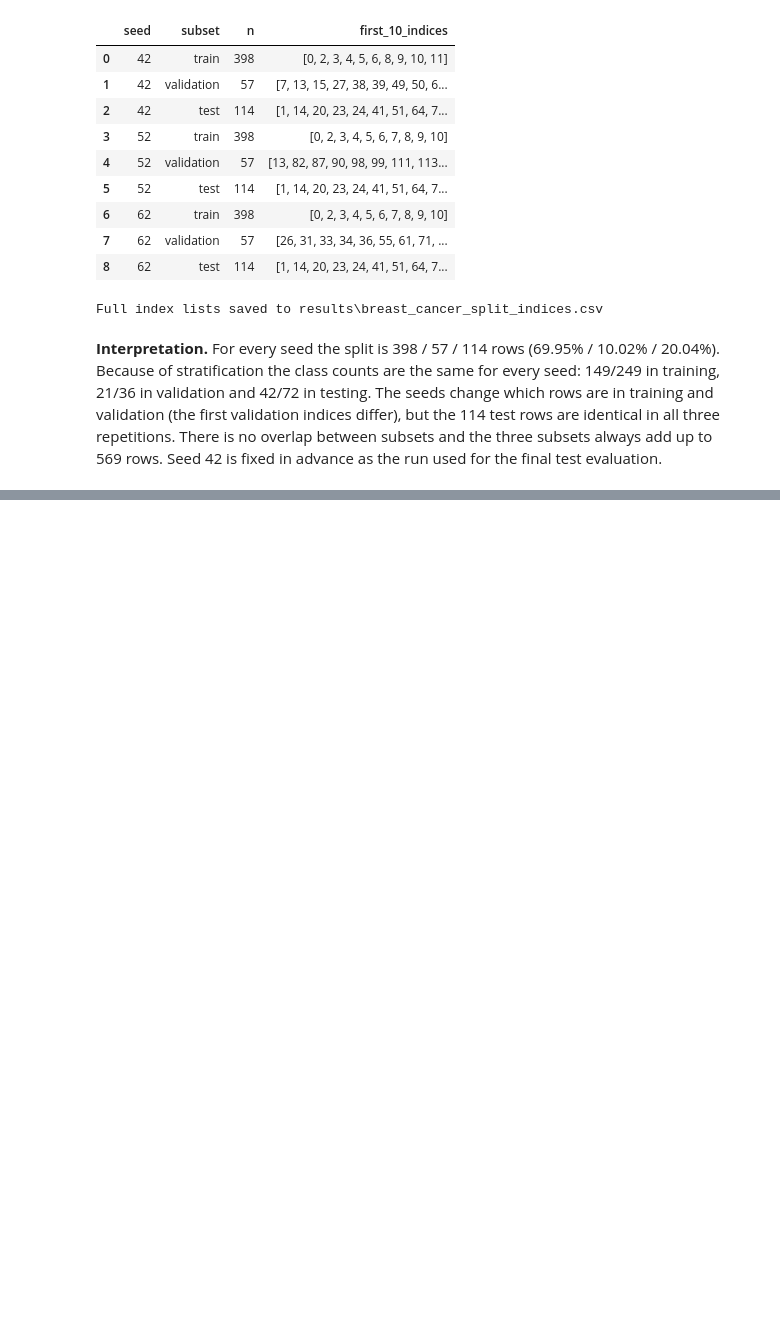
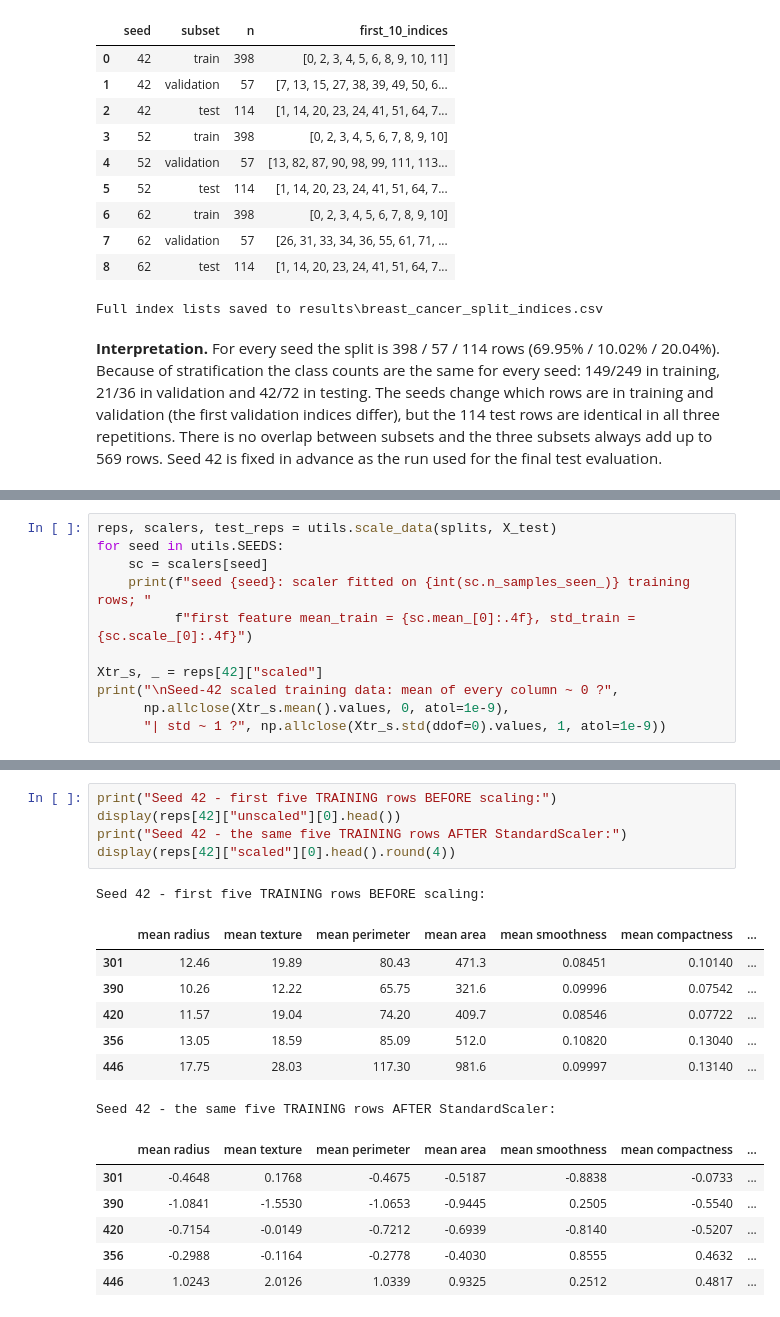
Before and after one commit to selenasurucu/machine-learning-midterm, a Jupyter notebook: breast_cancer.ipynb, the cells around one changed output, grey strips where cells are left out. Saved outputs shown, nothing was run; the diff lists cells and outputs as text; blank space fills up the shorter version.

Commit message:
Breast cancer: Standardscaler fitted on traiing data for each seed

```diff
--- a/breast_cancer.ipynb
+++ b/breast_cancer.ipynb
@@ -259,0 +268,11 @@ Full index lists saved to results\breast_cancer_split_indices.csv
+# %%
+reps, scalers, test_reps = utils.scale_data(splits, X_test)
+for seed in utils.SEEDS:
+    sc = scalers[seed]
+    print(f"seed {seed}: scaler fitted on {int(sc.n_samples_seen_)} training rows; "
+          f"first feature mean_train = {sc.mean_[0]:.4f}, std_train = {sc.scale_[0]:.4f}")
+
+Xtr_s, _ = reps[42]["scaled"]
+print("\nSeed-42 scaled training data: mean of every column ~ 0 ?",
+      np.allclose(Xtr_s.mean().values, 0, atol=1e-9),
+      "| std ~ 1 ?", np.allclose(Xtr_s.std(ddof=0).values, 1, atol=1e-9))
@@ -259,0 +285,20 @@ Full index lists saved to results\breast_cancer_split_indices.csv
+# %%
+print("Seed 42 - first five TRAINING rows BEFORE scaling:")
+display(reps[42]["unscaled"][0].head())
+print("Seed 42 - the same five TRAINING rows AFTER StandardScaler:")
+display(reps[42]["scaled"][0].head().round(4))
+# %% [output]
+Seed 42 - first five TRAINING rows BEFORE scaling:
+|  | mean radius | mean texture | mean perimeter | mean area | mean smoothness | mean compactness | ... |
+| 301 | 12.46 | 19.89 | 80.43 | 471.3 | 0.08451 | 0.10140 | ... |
+| 390 | 10.26 | 12.22 | 65.75 | 321.6 | 0.09996 | 0.07542 | ... |
+| 420 | 11.57 | 19.04 | 74.20 | 409.7 | 0.08546 | 0.07722 | ... |
+| 356 | 13.05 | 18.59 | 85.09 | 512.0 | 0.10820 | 0.13040 | ... |
+| 446 | 17.75 | 28.03 | 117.30 | 981.6 | 0.09997 | 0.13140 | ... |
+Seed 42 - the same five TRAINING rows AFTER StandardScaler:
+|  | mean radius | mean texture | mean perimeter | mean area | mean smoothness | mean compactness | ... |
+| 301 | -0.4648 | 0.1768 | -0.4675 | -0.5187 | -0.8838 | -0.0733 | ... |
+| 390 | -1.0841 | -1.5530 | -1.0653 | -0.9445 | 0.2505 | -0.5540 | ... |
+| 420 | -0.7154 | -0.0149 | -0.7212 | -0.6939 | -0.8140 | -0.5207 | ... |
+| 356 | -0.2988 | -0.1164 | -0.2778 | -0.4030 | 0.8555 | 0.4632 | ... |
+| 446 | 1.0243 | 2.0126 | 1.0339 | 0.9325 | 0.2512 | 0.4817 | ... |
```
Also changed, not shown: parts of 3 cells of this notebook, 1 other file.
